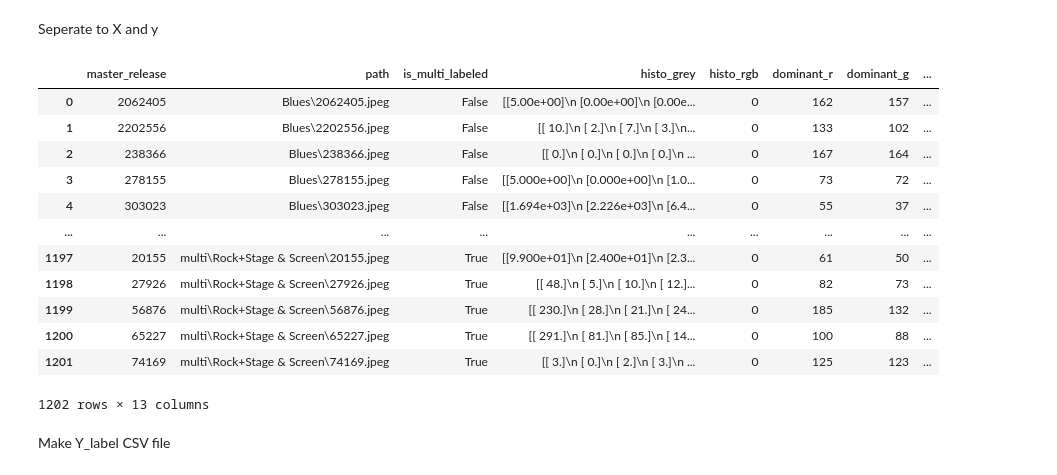
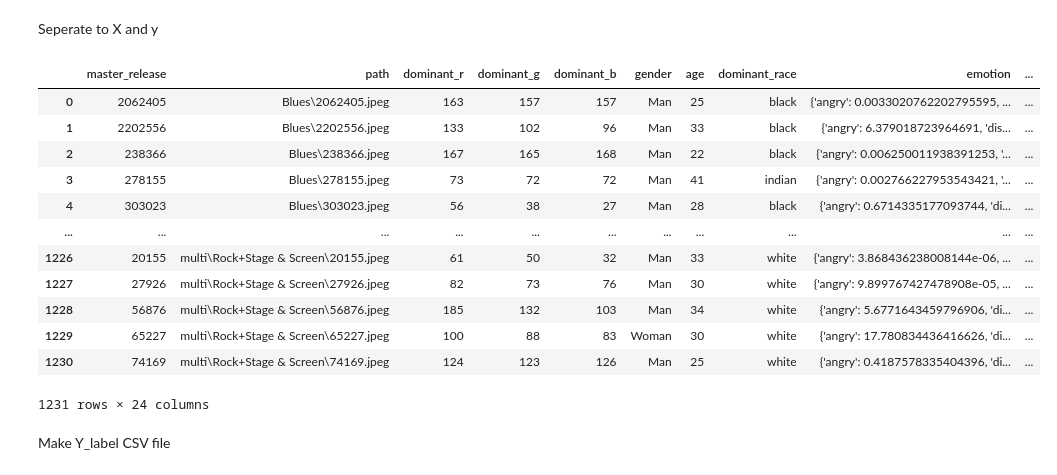
Before and after one commit to cid2rrrr/0220dbtest, a Jupyter notebook: 03.Refine_Devide.ipynb, the cells around one changed output. Cells and saved outputs as stored; diff of their text form; code cells hidden in the pictures.

```diff
--- a/03.Refine_Devide.ipynb
+++ b/03.Refine_Devide.ipynb
@@ -6,11 +6,12 @@ from ast import literal_eval
 # %% [markdown]
 Since we gonna use only AlbumCover containing facial information
 # %%
-df0427 = pd.read_csv('./dataset/album_data_0427.csv')
+df0427 = pd.read_csv('./dataset/album_data_0522.csv')
 # %%
 facial = df0427.copy()
 facial = facial[facial['age'] != 0]
 facial = facial.reset_index()
+facial = facial.drop('index', axis=1)
 # %% [markdown]
 if you want to shuffle the data, use the code below
 # %%
@@ -23,4 +24,20 @@ Also we have to make test data
 # Not now
 # %% [markdown]
 Seperate to X and y
+# %%
+facial
+# %% [output]
+|  | master_release | path | dominant_r | dominant_g | dominant_b | gender | age | dominant_race | emotion | ... |
+| 0 | 2062405 | Blues\2062405.jpeg | 163 | 157 | 157 | Man | 25 | black | {'angry': 0.0033020762202795595, ... | ... |
+| 1 | 2202556 | Blues\2202556.jpeg | 133 | 102 | 96 | Man | 33 | black | {'angry': 6.379018723964691, 'dis... | ... |
+| 2 | 238366 | Blues\238366.jpeg | 167 | 165 | 168 | Man | 22 | black | {'angry': 0.006250011938391253, '... | ... |
+| 3 | 278155 | Blues\278155.jpeg | 73 | 72 | 72 | Man | 41 | indian | {'angry': 0.002766227953543421, '... | ... |
+| 4 | 303023 | Blues\303023.jpeg | 56 | 38 | 27 | Man | 28 | black | {'angry': 0.6714335177093744, 'di... | ... |
+| ... | ... | ... | ... | ... | ... | ... | ... | ... | ... | ... |
+| 1226 | 20155 | multi\Rock+Stage & Screen\20155.jpeg | 61 | 50 | 32 | Man | 33 | white | {'angry': 3.868436238008144e-06, ... | ... |
+| 1227 | 27926 | multi\Rock+Stage & Screen\27926.jpeg | 82 | 73 | 76 | Man | 30 | white | {'angry': 9.899767427478908e-05, ... | ... |
+| 1228 | 56876 | multi\Rock+Stage & Screen\56876.jpeg | 185 | 132 | 103 | Man | 34 | white | {'angry': 5.6771643459796906, 'di... | ... |
+| 1229 | 65227 | multi\Rock+Stage & Screen\65227.jpeg | 100 | 88 | 83 | Woman | 30 | white | {'angry': 17.780834436416626, 'di... | ... |
+| 1230 | 74169 | multi\Rock+Stage & Screen\74169.jpeg | 124 | 123 | 126 | Man | 25 | white | {'angry': 0.4187578335404396, 'di... | ... |
+1231 rows × 24 columns
 # %%
@@ -30,19 +47,3 @@ facial_y = facial.iloc[:,15:]
-# %%
-facial_X
-# %% [output]
-|  | master_release | path | is_multi_labeled | histo_grey | histo_rgb | dominant_r | dominant_g | ... |
-| 0 | 2062405 | Blues\2062405.jpeg | False | [[5.00e+00]\n [0.00e+00]\n [0.00e... | 0 | 162 | 157 | ... |
-| 1 | 2202556 | Blues\2202556.jpeg | False | [[ 10.]\n [ 2.]\n [ 7.]\n [ 3.]\n... | 0 | 133 | 102 | ... |
-| 2 | 238366 | Blues\238366.jpeg | False | [[ 0.]\n [ 0.]\n [ 0.]\n [ 0.]\n ... | 0 | 167 | 164 | ... |
-| 3 | 278155 | Blues\278155.jpeg | False | [[5.000e+00]\n [0.000e+00]\n [1.0... | 0 | 73 | 72 | ... |
-| 4 | 303023 | Blues\303023.jpeg | False | [[1.694e+03]\n [2.226e+03]\n [6.4... | 0 | 55 | 37 | ... |
-| ... | ... | ... | ... | ... | ... | ... | ... | ... |
-| 1197 | 20155 | multi\Rock+Stage & Screen\20155.jpeg | True | [[9.900e+01]\n [2.400e+01]\n [2.3... | 0 | 61 | 50 | ... |
-| 1198 | 27926 | multi\Rock+Stage & Screen\27926.jpeg | True | [[ 48.]\n [ 5.]\n [ 10.]\n [ 12.]... | 0 | 82 | 73 | ... |
-| 1199 | 56876 | multi\Rock+Stage & Screen\56876.jpeg | True | [[ 230.]\n [ 28.]\n [ 21.]\n [ 24... | 0 | 185 | 132 | ... |
-| 1200 | 65227 | multi\Rock+Stage & Screen\65227.jpeg | True | [[ 291.]\n [ 81.]\n [ 85.]\n [ 14... | 0 | 100 | 88 | ... |
-| 1201 | 74169 | multi\Rock+Stage & Screen\74169.jpeg | True | [[ 3.]\n [ 0.]\n [ 2.]\n [ 3.]\n ... | 0 | 125 | 123 | ... |
-1202 rows × 13 columns
 # %% [markdown]
 Make Y_label CSV file
 # %%
```
Also changed, not shown: parts of 2 cells of this notebook, 10 other files.
